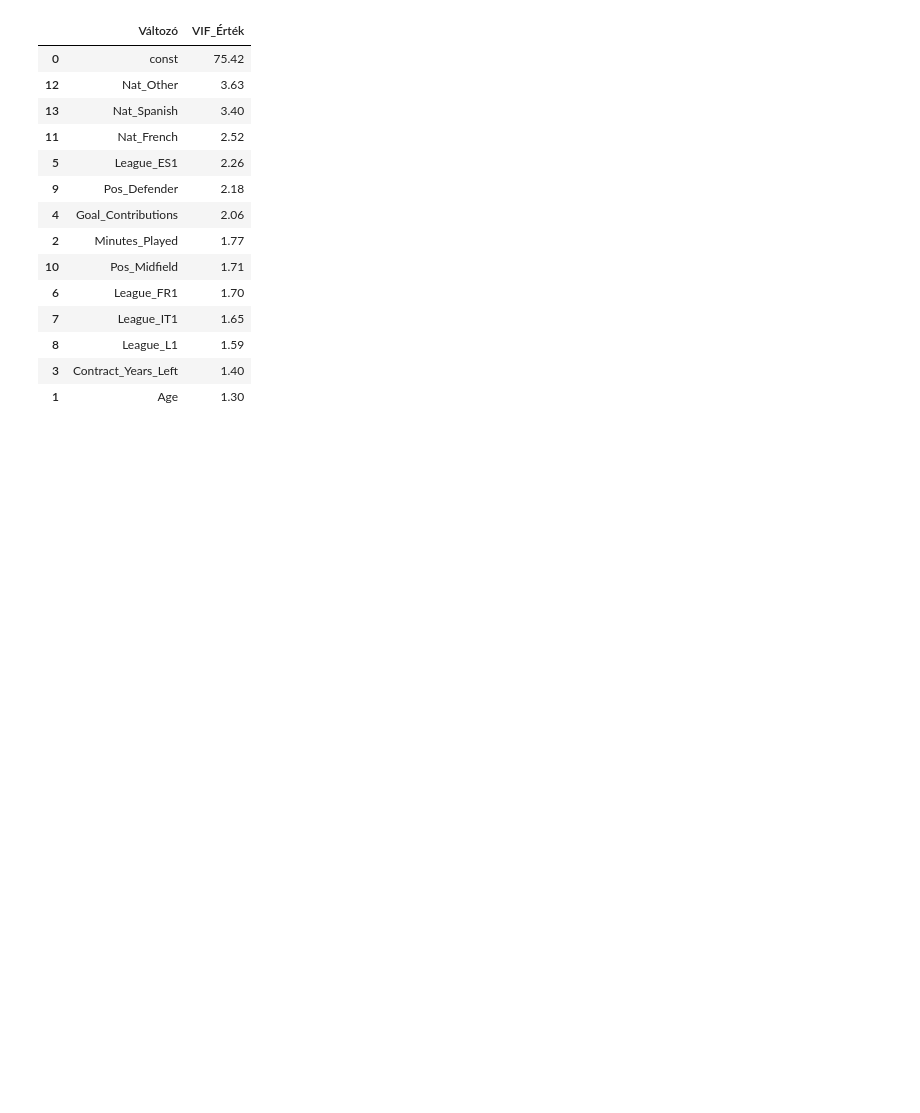
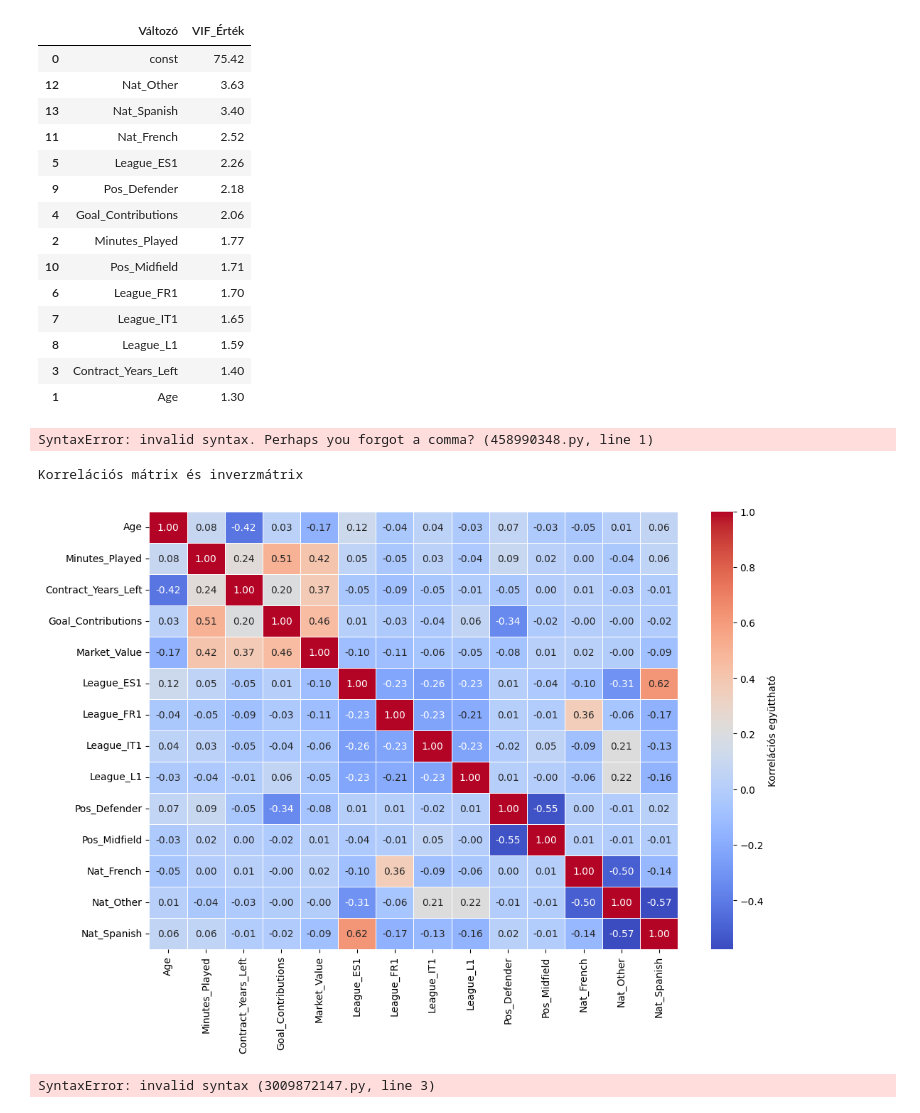
Before and after one commit to BartusSoma/football-market-value-analysis, a Jupyter notebook: Football_Market_Value_Regression.ipynb, the cells around one changed output. Drawn from its saved outputs; the diff is of its cells as text; code cells hidden in the pictures; blank space fills up the shorter version.

Commit message:
korrelációs, inverz mátrix, és modellfeltételek vizsgálata

```diff
--- a/Football_Market_Value_Regression.ipynb
+++ b/Football_Market_Value_Regression.ipynb
@@ -364,3 +368,24 @@ veszélyes multikollinearitást (erős együttmozgást) jelez a magyarázó vál
 | 8 | League_L1 | 1.59 |
 | 3 | Contract_Years_Left | 1.40 |
 | 1 | Age | 1.30 |
+# %%
+print(Korrelációs mátrix és inverzmátrix)
+
+#1. korrelációs mátrix
+corr_matrix = df_model.corr()
+# %% [output]
+SyntaxError: invalid syntax. Perhaps you forgot a comma? (458990348.py, line 1)
+# %%
+print("Korrelációs mátrix és inverzmátrix")
+
+#1. korrelációs mátrix
+corr_matrix = df_model.corr()
+# %% [output]
+Korrelációs mátrix és inverzmátrix
+# %%
+#hőtérkép
+plt.figure(figsize = (12, 8))
+sns.heatmap(corr_matrix, annot=True, cmap="coolwarm", fmt=".2f", linewidths=0.5, cbar_kws={"label": "Korrelációs együttható"})
+plt.show()
+# %% [output]
+[figure, added]
@@ -366,0 +407,10 @@ veszélyes multikollinearitást (erős együttmozgást) jelez a magyarázó vál
+# %%
+#ábrázolása
+plt.figure(figsize = (14, 10)) #kicsit nagyobbra vettem az olvashatóságért
+sns.heatmap(corr_matrix, annot=True, cmap="coolwarm", fmt=".2f", linewidths=0.5, cbar_kws={"label",: "Korrelációs együttható"})
+#cím
+plt.title("Változók közötti korrelációs mátrix")
+plt.tight_layout()
+plt.show()
+# %% [output]
+SyntaxError: invalid syntax (3009872147.py, line 3)
```
Also changed, not shown: parts of 18 cells of this notebook.
